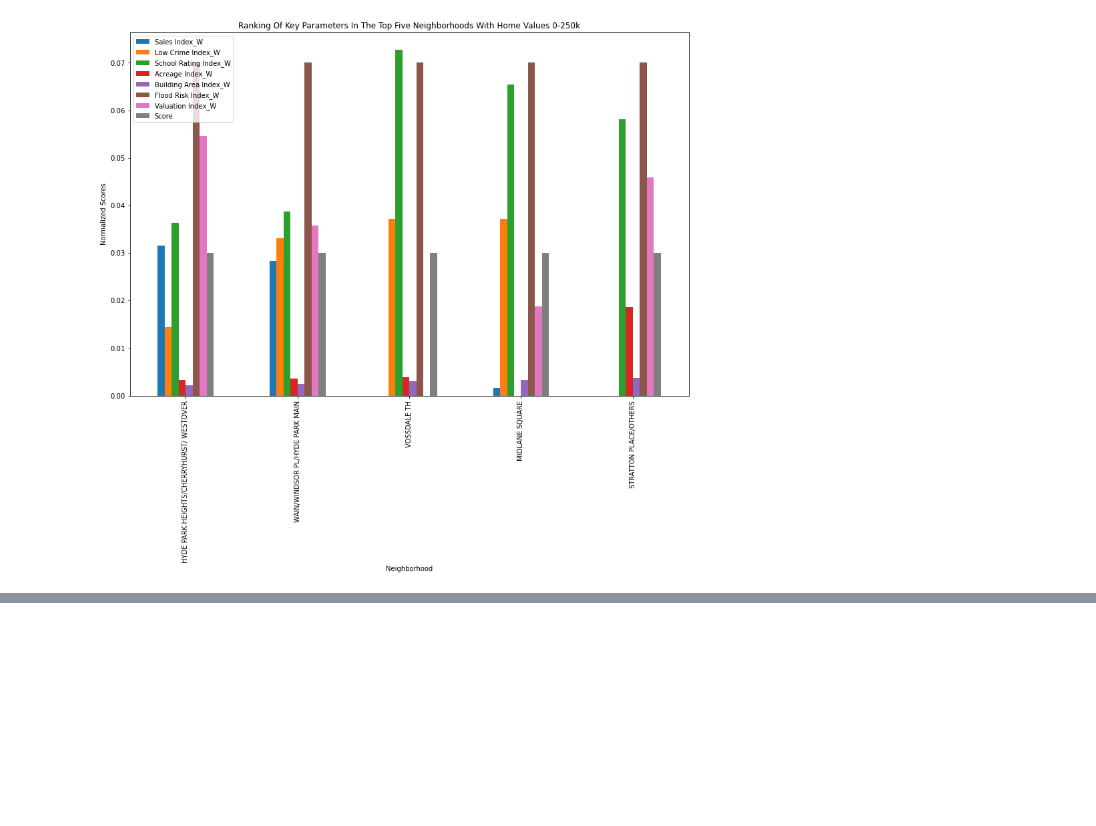
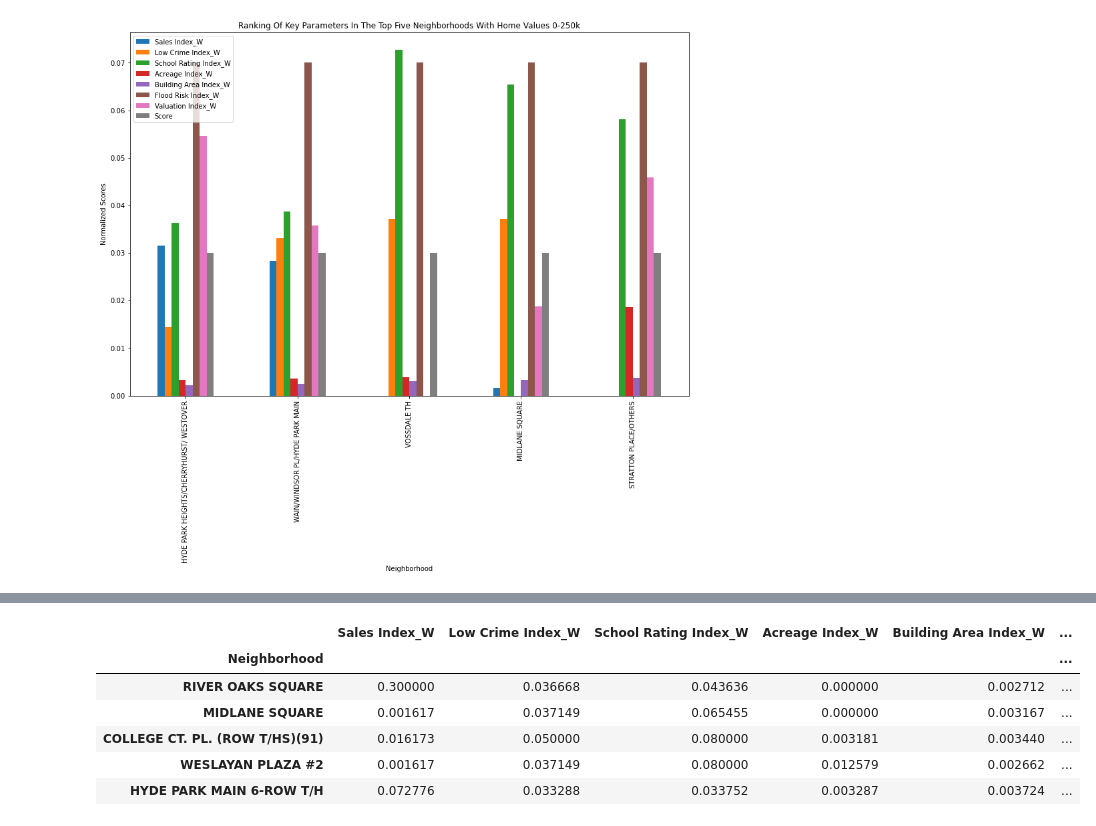
Before and after one commit to adrianaovalle/Project1_Group2, a Jupyter notebook: school_stats.ipynb, the cells around one changed output, grey strips where cells are left out. Cells and saved outputs as stored; diff of their text form; code cells hidden in the pictures; blank space fills up the shorter version.

```diff
--- a/school_stats.ipynb
+++ b/school_stats.ipynb
@@ -741,0 +775,15 @@ plt.show()
+# %%
+# extract the top five neighborhoods for home values 250-500k
+top_neighborhoods_500 = parameter_and_score.loc[(parameter_and_score['Total Appraised Value']>250000)&(parameter_and_score['Total Appraised Value']<=500000),:]
+top_500k_group = top_neighborhoods_500.groupby(['Neighborhood']).mean()
+ranked_500k = top_500k_group.sort_values('Score',ascending=False)
+ranked_500k = ranked_500k.head()
+ranked_500k.head(10)
+# %% [output]
+|  | Sales Index_W | Low Crime Index_W | School Rating Index_W | Acreage Index_W | Building Area Index_W | ... |
+| Neighborhood |  |  |  |  |  | ... |
+| RIVER OAKS SQUARE | 0.300000 | 0.036668 | 0.043636 | 0.000000 | 0.002712 | ... |
+| MIDLANE SQUARE | 0.001617 | 0.037149 | 0.065455 | 0.000000 | 0.003167 | ... |
+| COLLEGE CT. PL. (ROW T/HS)(91) | 0.016173 | 0.050000 | 0.080000 | 0.003181 | 0.003440 | ... |
+| WESLAYAN PLAZA #2 | 0.001617 | 0.037149 | 0.080000 | 0.012579 | 0.002662 | ... |
+| HYDE PARK MAIN 6-ROW T/H | 0.072776 | 0.033288 | 0.033752 | 0.003287 | 0.003724 | ... |
```
Also changed, not shown: parts of 8 cells of this notebook.
